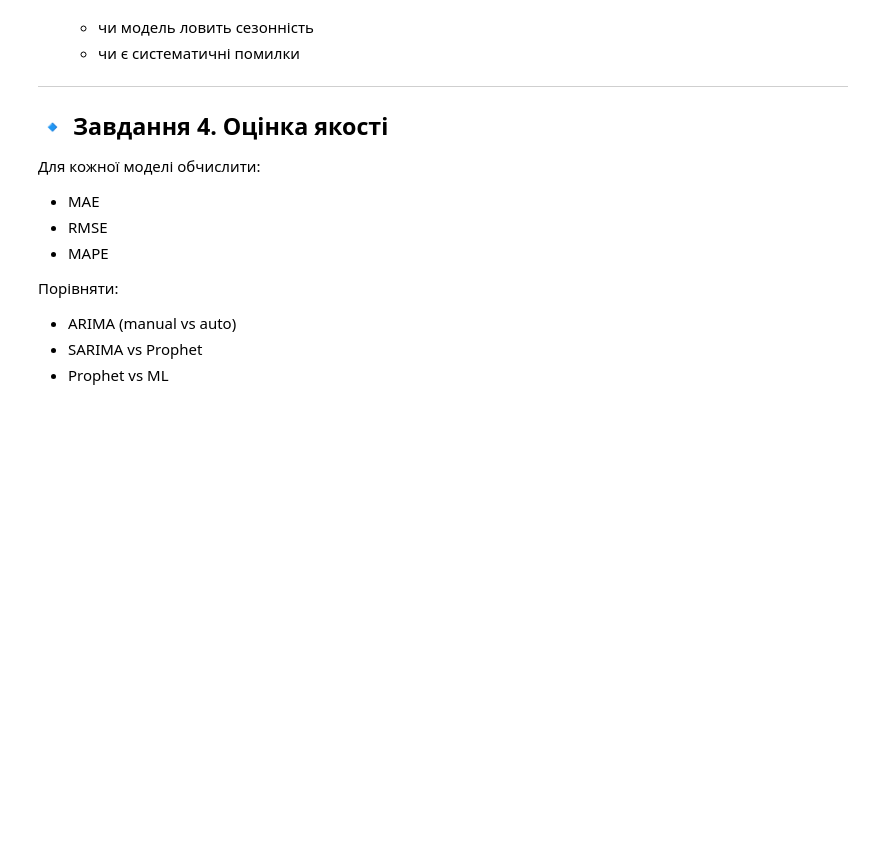
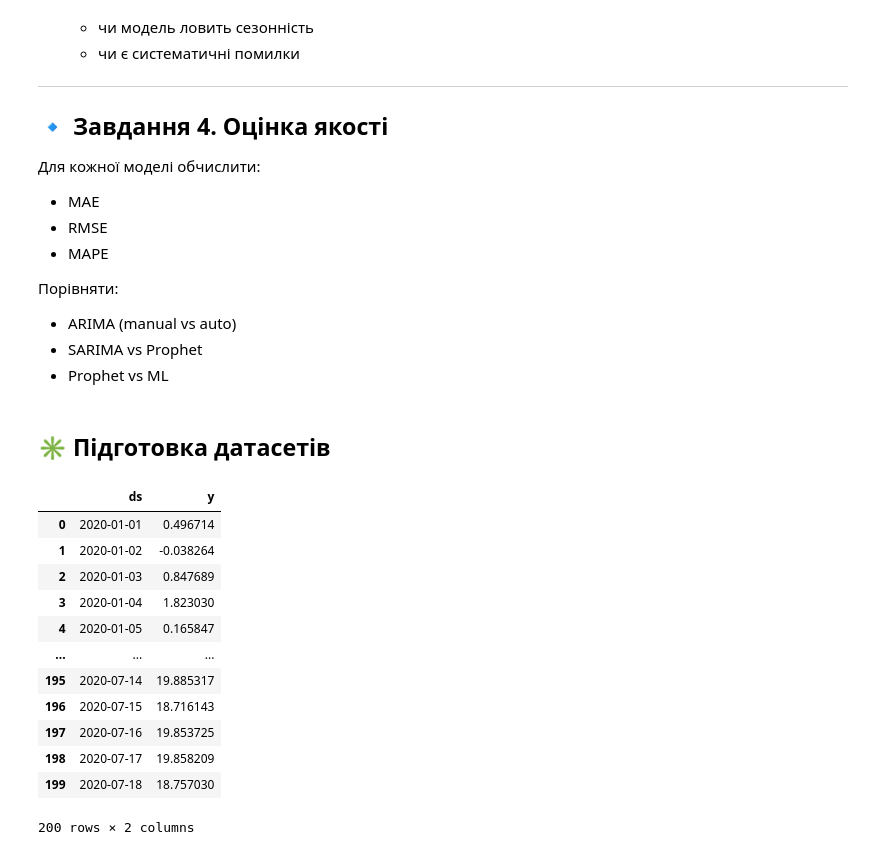
Before and after one commit to BogdanPinchuk/DataScience-PBY_HW16, a Jupyter notebook: Bohdan_Pinchuk_DS_HW16.ipynb, the cells around one changed output. Saved outputs shown, nothing was run; the diff lists cells and outputs as text; code cells hidden in the pictures; blank space fills up the shorter version.

```diff
--- a/Bohdan_Pinchuk_DS_HW16.ipynb
+++ b/Bohdan_Pinchuk_DS_HW16.ipynb
@@ -256,0 +259,44 @@ for item in source.iterdir():
+# %% [markdown]
+## ✳️ Підготовка датасетів
+# %%
+# Data synthesis - Датасет для ARIMA
+
+import numpy as np
+import pandas as pd
+from IPython.display import display
+
+# Input data
+rng_seed = 42
+n = 200
+
+# Solution
+np.random.seed(rng_seed)
+
+time = np.arange(n)
+trend = 0.1 * time
+noise = np.random.normal(0, 1, n)
+values = trend + noise
+dates = pd.date_range(start='2020-01-01', periods=n, freq='D')
+
+# створюємо DataFrame
+df_arima = pd.DataFrame({
+    'ds': dates,
+    'y': values,
+})
+
+# Print results
+display(df_arima)
+# %% [output]
+|  | ds | y |
+| 0 | 2020-01-01 | 0.496714 |
+| 1 | 2020-01-02 | -0.038264 |
+| 2 | 2020-01-03 | 0.847689 |
+| 3 | 2020-01-04 | 1.823030 |
+| 4 | 2020-01-05 | 0.165847 |
+| ... | ... | ... |
+| 195 | 2020-07-14 | 19.885317 |
+| 196 | 2020-07-15 | 18.716143 |
+| 197 | 2020-07-16 | 19.853725 |
+| 198 | 2020-07-17 | 19.858209 |
+| 199 | 2020-07-18 | 18.757030 |
+200 rows × 2 columns
```
Also changed, not shown: parts of 6 cells of this notebook.
